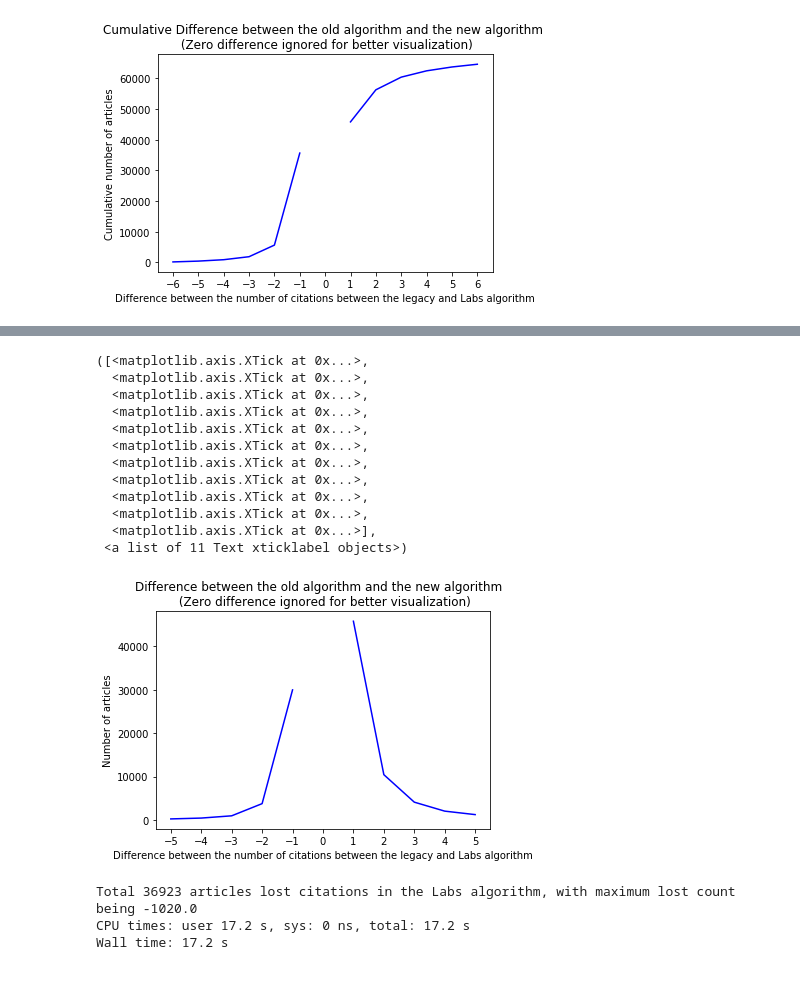
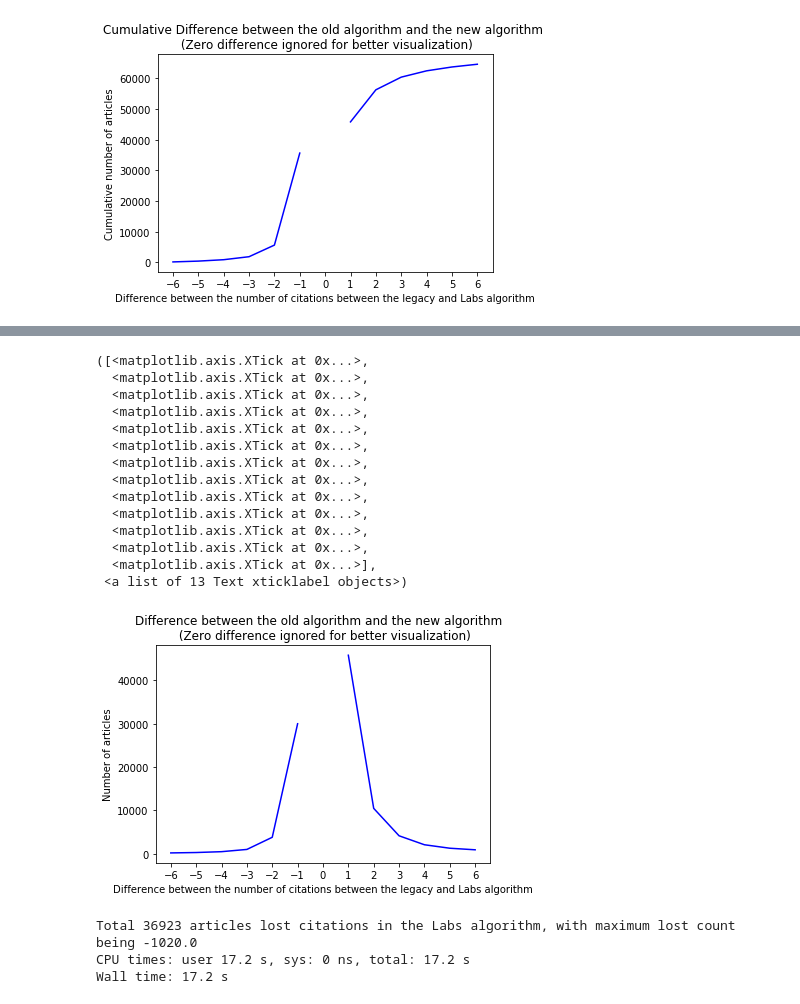
Before and after one commit to salmanmaq/reference-matcher-benchmark, a Jupyter notebook: Citation Difference Calculation.ipynb, the cells around one changed output, grey strips where cells are left out. Cells and saved outputs as stored; diff of their text form; code cells hidden in the pictures.

Commit message:
Added more figures

```diff
--- a/Citation Difference Calculation.ipynb
+++ b/Citation Difference Calculation.ipynb
@@ -204,28 +230,30 @@ plt.xticks(np.arange(-6, 7, 1.0))
 # %%
 # Plot the results which show the occurenc of the frequency of the citation differences
 %matplotlib inline
-cumulative = diff2.value_counts().sort_index()[-5:-1] #Ignore the articles with ID 0 because they are unlinked
-cumulative2 = diff2.value_counts().sort_index()[1:5]
+cumulative = diff2.value_counts().sort_index()[-6:-1] #Ignore the articles with ID 0 because they are unlinked
+cumulative2 = diff2.value_counts().sort_index()[1:6]
 plt.plot(cumulative, c='blue')
 plt.plot(cumulative2, c='blue')
 plt.title('Difference between the old algorithm and the new algorithm  \n (Zero difference ignored for better visualization)')
 plt.ylabel('Number of articles')
 plt.xlabel('Difference between the number of citations between the legacy and Labs algorithm')
-plt.xticks(np.arange(-5, 6, 1.0))
+plt.xticks(np.arange(-6, 7, 1.0))
 # %% [output]
 ([<matplotlib.axis.XTick at 0x...>,
   <matplotlib.axis.XTick at 0x...>,
   <matplotlib.axis.XTick at 0x...>,
   <matplotlib.axis.XTick at 0x...>,
   <matplotlib.axis.XTick at 0x...>,
   <matplotlib.axis.XTick at 0x...>,
   <matplotlib.axis.XTick at 0x...>,
   <matplotlib.axis.XTick at 0x...>,
   <matplotlib.axis.XTick at 0x...>,
   <matplotlib.axis.XTick at 0x...>,
+  <matplotlib.axis.XTick at 0x...>,
+  <matplotlib.axis.XTick at 0x...>,
   <matplotlib.axis.XTick at 0x...>],
- <a list of 11 Text xticklabel objects>)
+ <a list of 13 Text xticklabel objects>)
-[figure, old version]
+[figure, new version]
 # %%
 %%time
 # Get the articles which have lost citations
```
Also changed, not shown: parts of 2 cells of this notebook.
